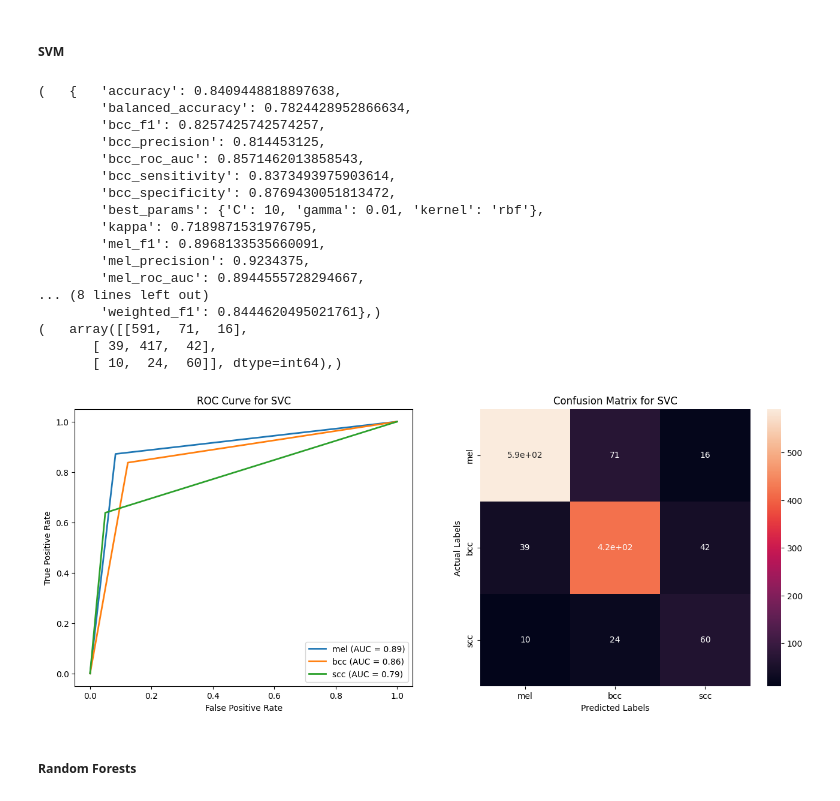
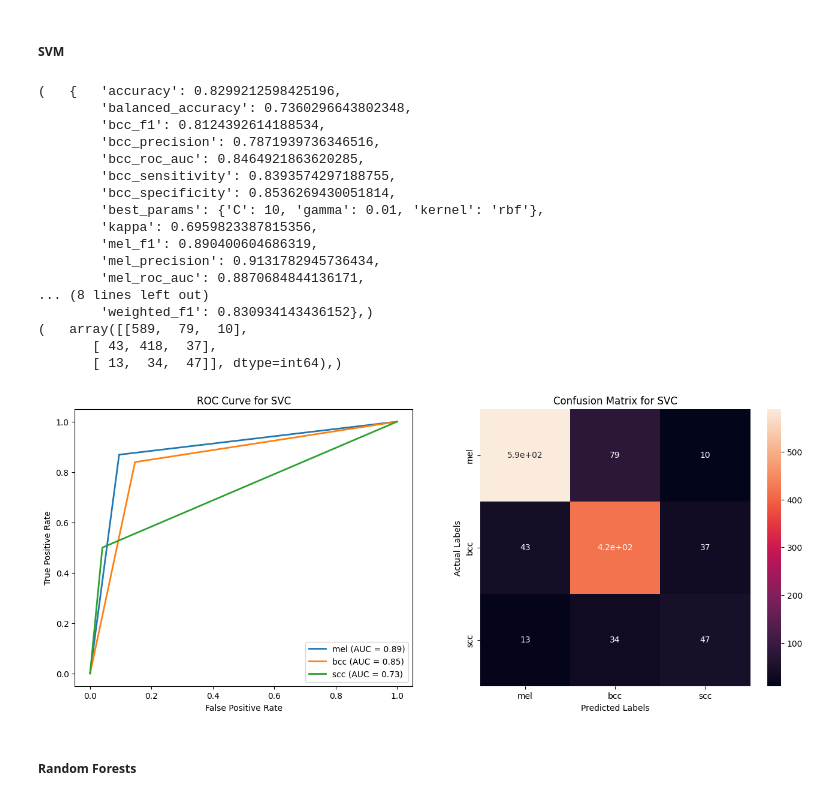
Before and after one commit to lui-alvarez/Melanoma-classification-using-machine-learning, a Jupyter notebook: notebooks/HabibAlvarez_challenge2.ipynb, the cells around one changed output. Cells and saved outputs as stored; diff of their text form; code cells hidden in the pictures.

Commit message:
updated results using rfe with xgboost as estimator

```diff
--- a/notebooks/HabibAlvarez_challenge2.ipynb
+++ b/notebooks/HabibAlvarez_challenge2.ipynb
@@ -455,9 +455,10 @@ class FeatureSelection:
 
     def select_rfe_features(self, data, target):
         # estimator_svm = SVC(kernel='linear', decision_function_shape='ovr',class_weight='balanced')
-        estimater_rfe = RandomForestClassifier(n_estimators=200, max_depth= 9, min_samples_leaf=1, min_samples_split=2 ,class_weight='balanced')
+        # estimater_rfe = RandomForestClassifier(n_estimators=200, max_depth= 9, min_samples_leaf=1, min_samples_split=2 ,class_weight='balanced')
+        estimator_xgb = XGBClassifier(colsample_bytree =1.0, learning_rate = 0.1, max_depth = 5, n_estimators = 300, subsample = 0.7)
 
-        rfe = RFE(estimater_rfe, n_features_to_select=self.calc_n_features(data.shape[0]), verbose=2)
+        rfe = RFE(estimator_xgb, n_features_to_select=self.calc_n_features(data.shape[0]), verbose=2)
         rfe.fit(data, target)
 
         # Get the indices of the selected features
@@ -1029,28 +1042,28 @@ Fitting estimator with 114 features.
 # %% [markdown]
 ##### SVM
 # %%
-grid = {'kernel':('linear', 'rbf'), 'C':[0.1, 1, 10], 'gamma':[0.001, 0.01, 0.1]}
+grid = {'kernel':['linear', 'rbf'], 'C':[0.1, 1, 10], 'gamma':[0.001, 0.01, 0.1]}
 model = SVC(decision_function_shape='ovr', class_weight='balanced')
 model_fit_predict(model, grid, 'accuracy', X_train_normalized, y_train_encoded, X_val_normalized, y_val_encoded)
 # %% [output]
-(   {   'accuracy': 0.8409448818897638,
-        'balanced_accuracy': 0.7824428952866634,
-        'bcc_f1': 0.8257425742574257,
-        'bcc_precision': 0.814453125,
-        'bcc_roc_auc': 0.8571462013858543,
-        'bcc_sensitivity': 0.8373493975903614,
-        'bcc_specificity': 0.8769430051813472,
+(   {   'accuracy': 0.8299212598425196,
+        'balanced_accuracy': 0.7360296643802348,
+        'bcc_f1': 0.8124392614188534,
+        'bcc_precision': 0.7871939736346516,
+        'bcc_roc_auc': 0.8464921863620285,
+        'bcc_sensitivity': 0.8393574297188755,
+        'bcc_specificity': 0.8536269430051814,
         'best_params': {'C': 10, 'gamma': 0.01, 'kernel': 'rbf'},
-        'kappa': 0.7189871531976795,
-        'mel_f1': 0.8968133535660091,
-        'mel_precision': 0.9234375,
-        'mel_roc_auc': 0.8944555728294667,
+        'kappa': 0.6959823387815356,
+        'mel_f1': 0.890400604686319,
+        'mel_precision': 0.9131782945736434,
+        'mel_roc_auc': 0.8870684844136171,
 ... (8 lines left out)
-        'weighted_f1': 0.8444620495021761},)
-(   array([[591,  71,  16],
-       [ 39, 417,  42],
-       [ 10,  24,  60]], dtype=int64),)
+        'weighted_f1': 0.830934143436152},)
+(   array([[589,  79,  10],
+       [ 43, 418,  37],
+       [ 13,  34,  47]], dtype=int64),)
-[figure, old version]
+[figure, new version]
 # %% [markdown]
 ##### Random Forests
 # %%
```
Also changed, not shown: parts of 6 cells of this notebook.
